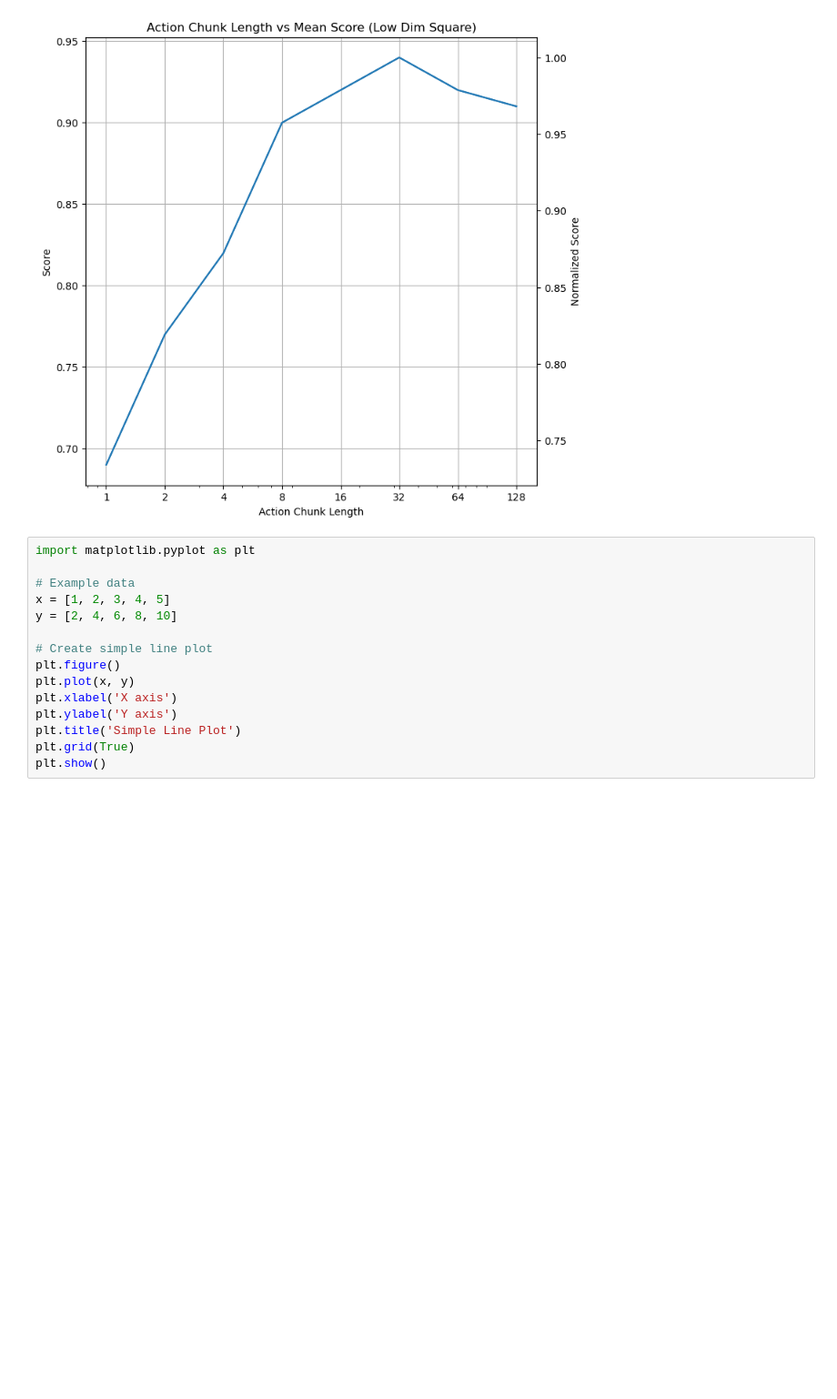
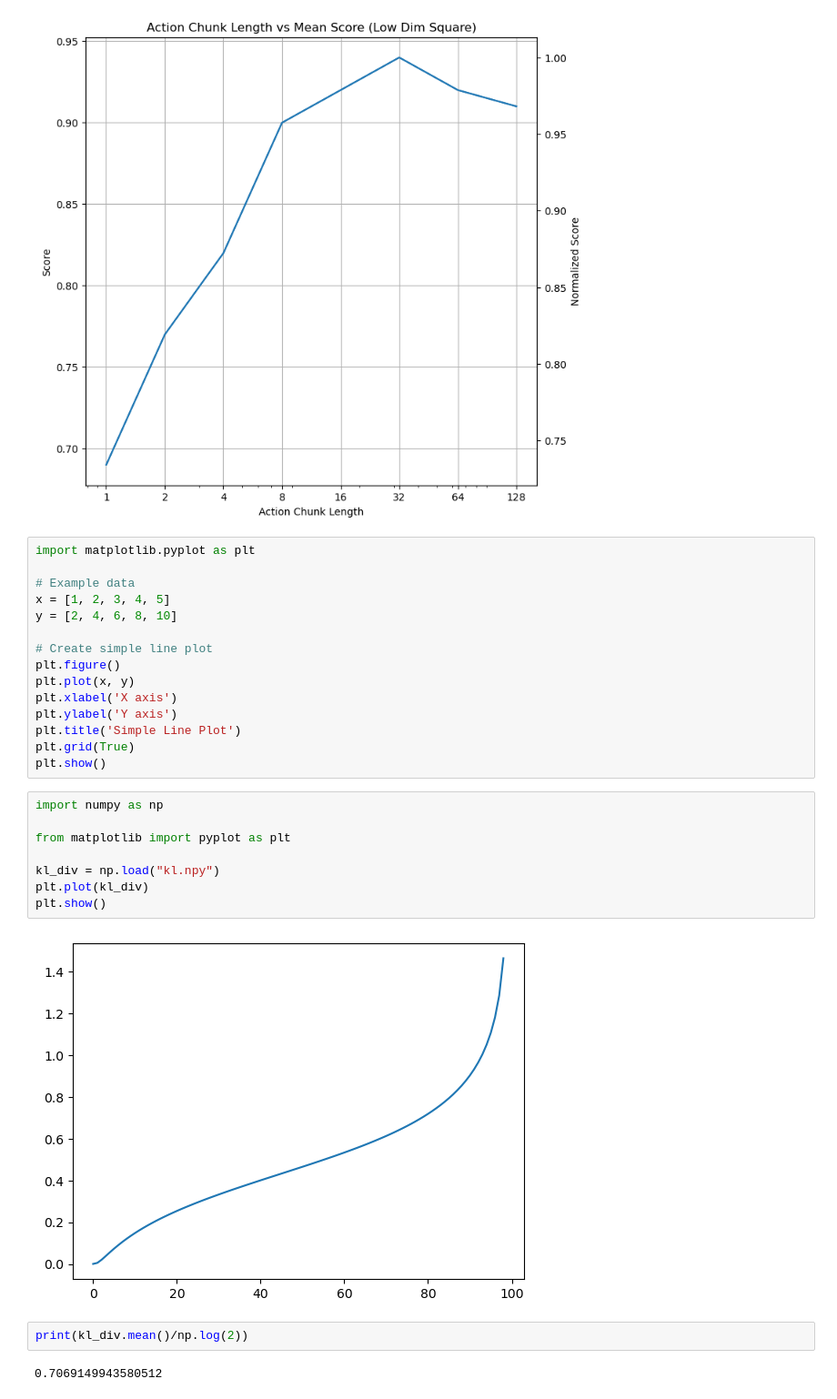
Before and after one commit to SieRaX/diffusion_policy, a Jupyter notebook: dummy.ipynb, the cells around one changed output. Shown at 91% size. Drawn from its saved outputs; the diff is of its cells as text; blank space fills up the shorter version.

Commit message:
plotting change

```diff
--- a/dummy.ipynb
+++ b/dummy.ipynb
@@ -47,3 +47,17 @@ plt.ylabel('Y axis')
 plt.title('Simple Line Plot')
 plt.grid(True)
 plt.show()
+# %%
+import numpy as np
+
+from matplotlib import pyplot as plt
+
+kl_div = np.load("kl.npy")
+plt.plot(kl_div)
+plt.show()
+# %% [output]
+[figure, added]
+# %%
+print(kl_div.mean()/np.log(2))
+# %% [output]
+0.7069149943580512
```
Also changed, not shown: parts of 2 cells of this notebook, 3 other files.
